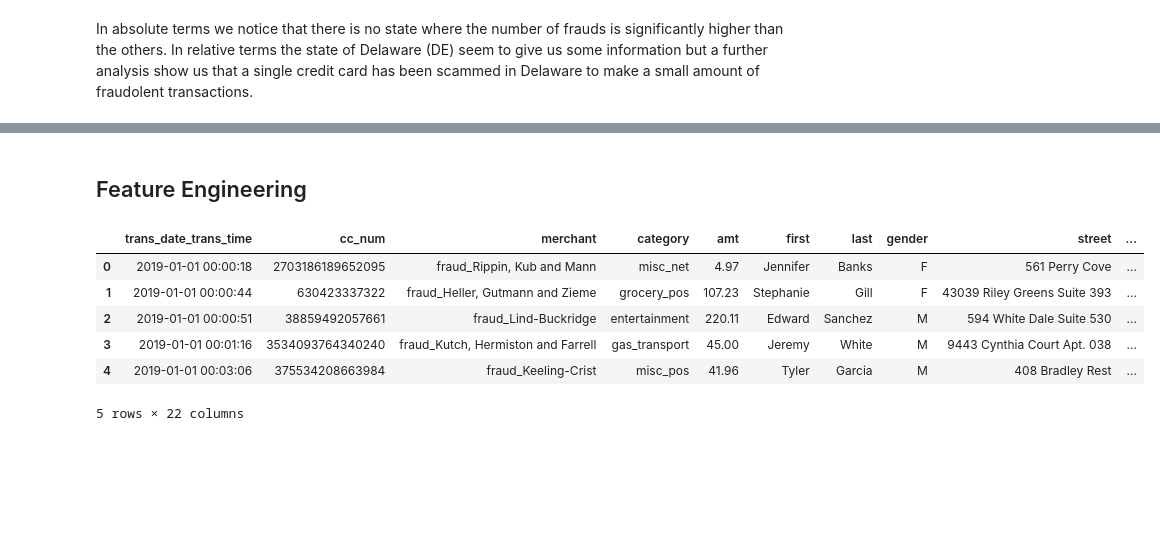
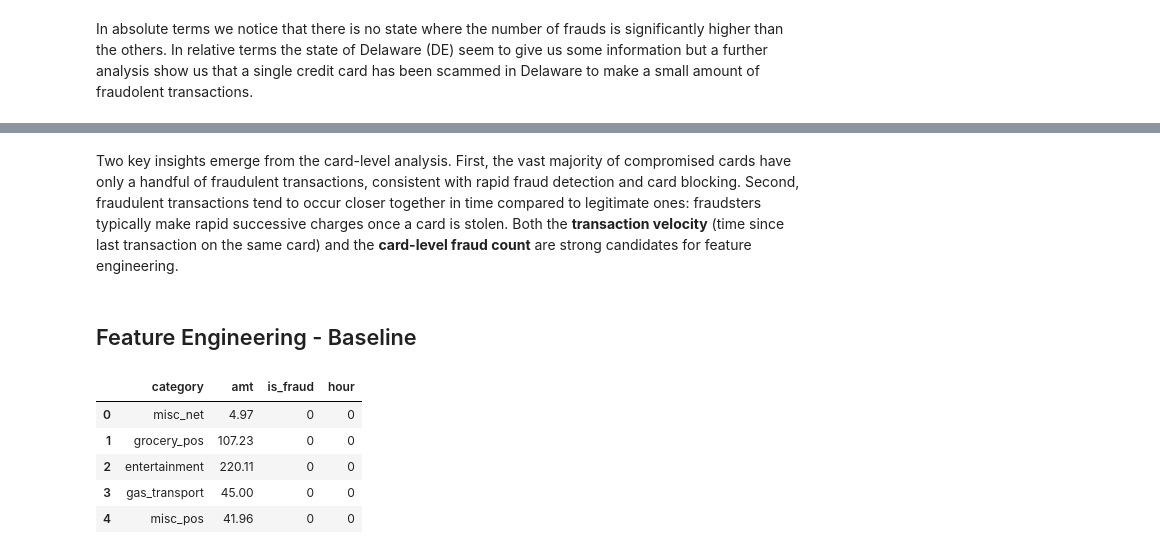
Before and after one commit to giorgiozoccatelli/Fraud-Detection, a Jupyter notebook: creditfraud.ipynb, the cells around one changed output, grey strips where cells are left out. Cells and saved outputs as stored; diff of their text form; code cells hidden in the pictures; blank space fills up the shorter version.

```diff
--- a/creditfraud.ipynb
+++ b/creditfraud.ipynb
@@ -372,11 +427,25 @@ In absolute terms we notice that there is no state where the number of frauds is
+# %% [markdown]
+Two key insights emerge from the card-level analysis. First, the vast majority of compromised cards have only a handful of fraudulent transactions, consistent with rapid fraud detection and card blocking. Second, fraudulent transactions tend to occur closer together in time compared to legitimate ones: fraudsters typically make rapid successive charges once a card is stolen. Both the **transaction velocity** (time since last transaction on the same card) and the **card-level fraud count** are strong candidates for feature engineering.
 # %% [markdown]
-## Feature Engineering
+## Feature Engineering - Baseline
 # %%
+df_baseline = df.copy()
+df_baseline['hour'] = df_baseline['trans_date_trans_time'].dt.hour
+
+cols_to_drop = [
+    'trans_num', 'cc_num', 'first', 'last', 'gender',
+    'street', 'city', 'state', 'zip', 'lat', 'long', 'merch_lat', 'merch_long',
+    'city_pop', 'job', 'merchant', 'unix_time',
+    'dob', 'trans_date_trans_time'
+]
+
+df_baseline = df_baseline.drop(columns=cols_to_drop)
+
+df_baseline.head()
 # %% [output]
-|  | trans_date_trans_time | cc_num | merchant | category | amt | first | last | gender | street | ... |
-| 0 | 2019-01-01 00:00:18 | 2703186189652095 | fraud_Rippin, Kub and Mann | misc_net | 4.97 | Jennifer | Banks | F | 561 Perry Cove | ... |
-| 1 | 2019-01-01 00:00:44 | 630423337322 | fraud_Heller, Gutmann and Zieme | grocery_pos | 107.23 | Stephanie | Gill | F | 43039 Riley Greens Suite 393 | ... |
-| 2 | 2019-01-01 00:00:51 | 38859492057661 | fraud_Lind-Buckridge | entertainment | 220.11 | Edward | Sanchez | M | 594 White Dale Suite 530 | ... |
-| 3 | 2019-01-01 00:01:16 | 3534093764340240 | fraud_Kutch, Hermiston and Farrell | gas_transport | 45.00 | Jeremy | White | M | 9443 Cynthia Court Apt. 038 | ... |
-| 4 | 2019-01-01 00:03:06 | 375534208663984 | fraud_Keeling-Crist | misc_pos | 41.96 | Tyler | Garcia | M | 408 Bradley Rest | ... |
+|  | category | amt | is_fraud | hour |
+| 0 | misc_net | 4.97 | 0 | 0 |
+| 1 | grocery_pos | 107.23 | 0 | 0 |
+| 2 | entertainment | 220.11 | 0 | 0 |
+| 3 | gas_transport | 45.00 | 0 | 0 |
+| 4 | misc_pos | 41.96 | 0 | 0 |
-5 rows × 22 columns
```
Also changed, not shown: parts of 3 cells of this notebook.
